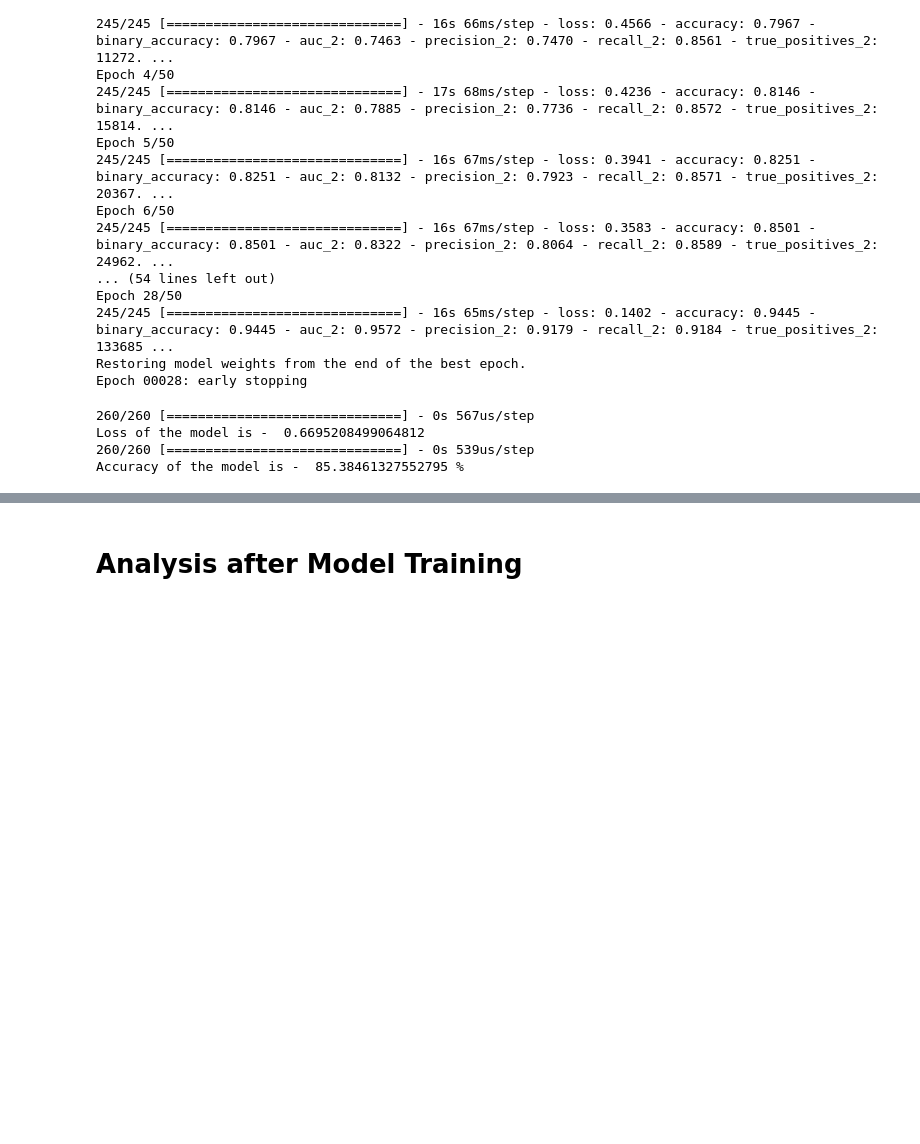
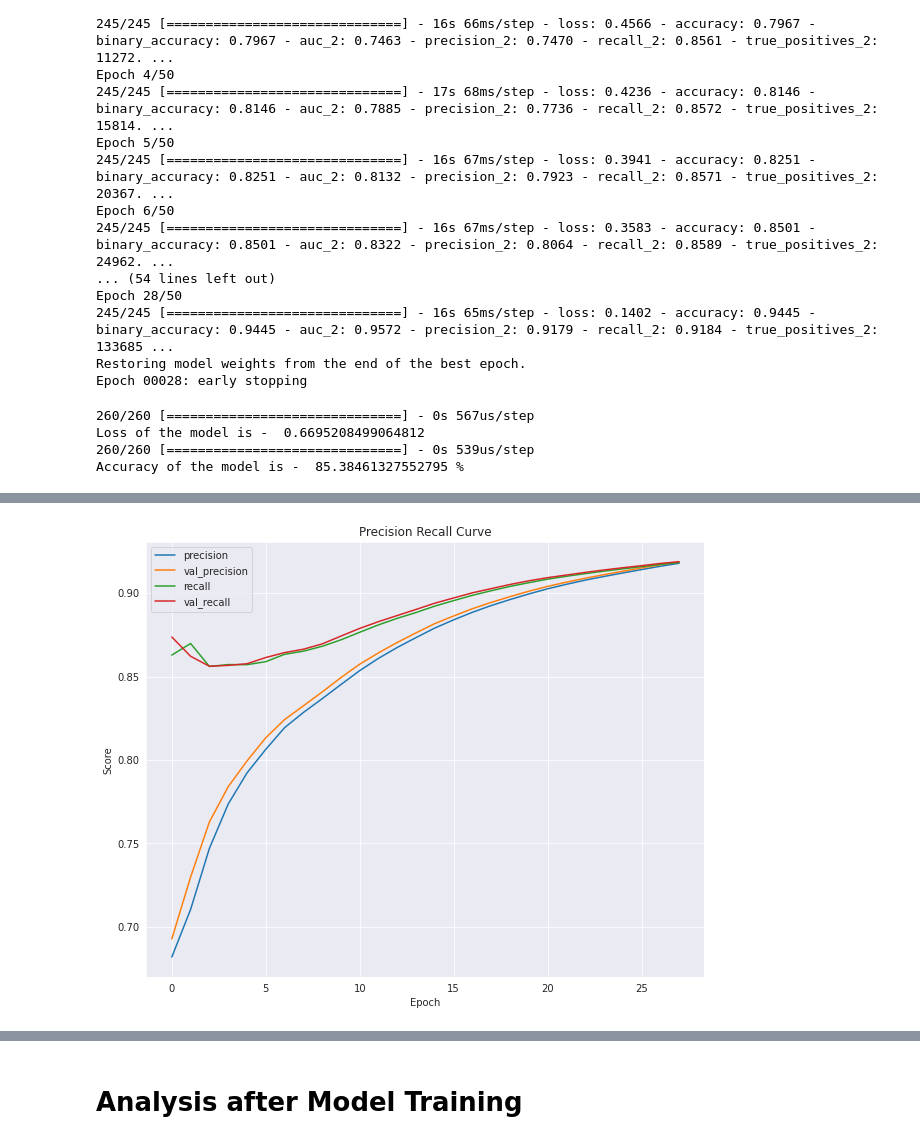
Before and after one commit to Sakibapon/BreastCancerLaisonDetection, a Jupyter notebook: classification-cnn.ipynb, the cells around one changed output, grey strips where cells are left out. Drawn from its saved outputs; the diff is of its cells as text; code cells hidden in the pictures; blank space fills up the shorter version.

```diff
--- a/classification-cnn.ipynb
+++ b/classification-cnn.ipynb
@@ -252,0 +273,13 @@ Accuracy of the model is -  85.38461327552795 %
+# %%
+plt.figure(figsize=(10,8))
+plt.plot(history.history['precision_2'])
+plt.plot(history.history['val_precision_2'])
+plt.plot(history.history['recall_2'])
+plt.plot(history.history['val_recall_2'])
+plt.title('Precision Recall Curve')
+plt.ylabel('Score')
+plt.xlabel('Epoch')
+plt.legend(['precision', 'val_precision', 'recall', 'val_recall', 'f1_score', 'val_f1_score'], loc='upper left')
+plt.show()
+# %% [output]
+[figure, added]
```
Also changed, not shown: parts of 2 cells of this notebook.
